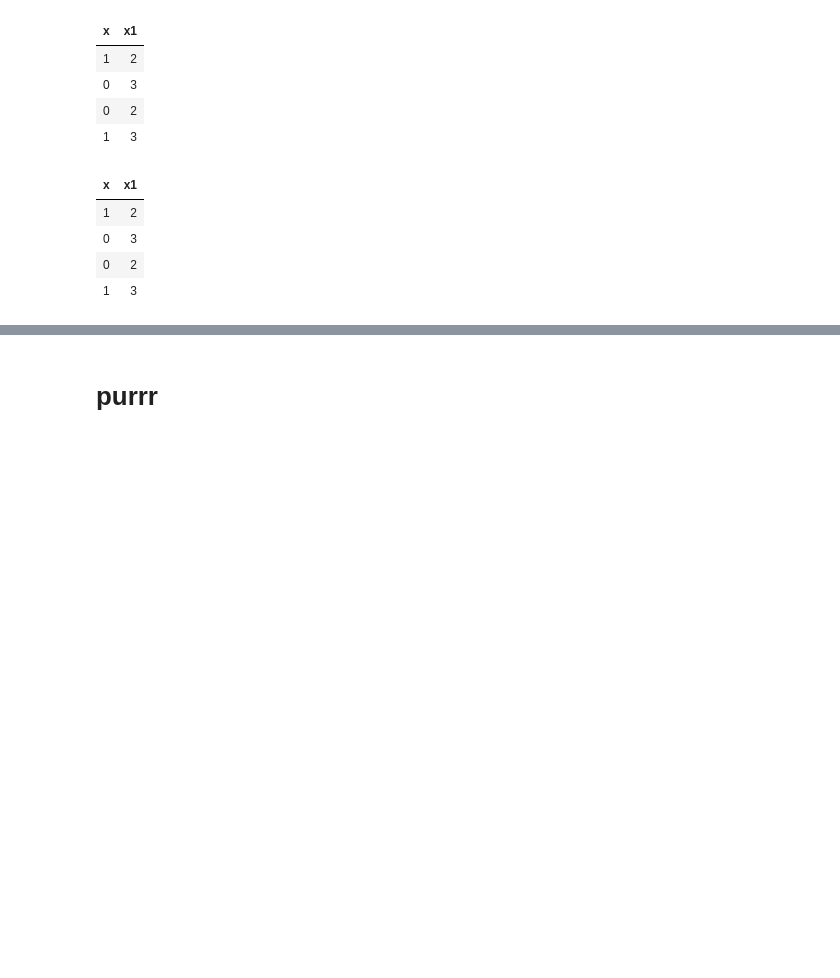
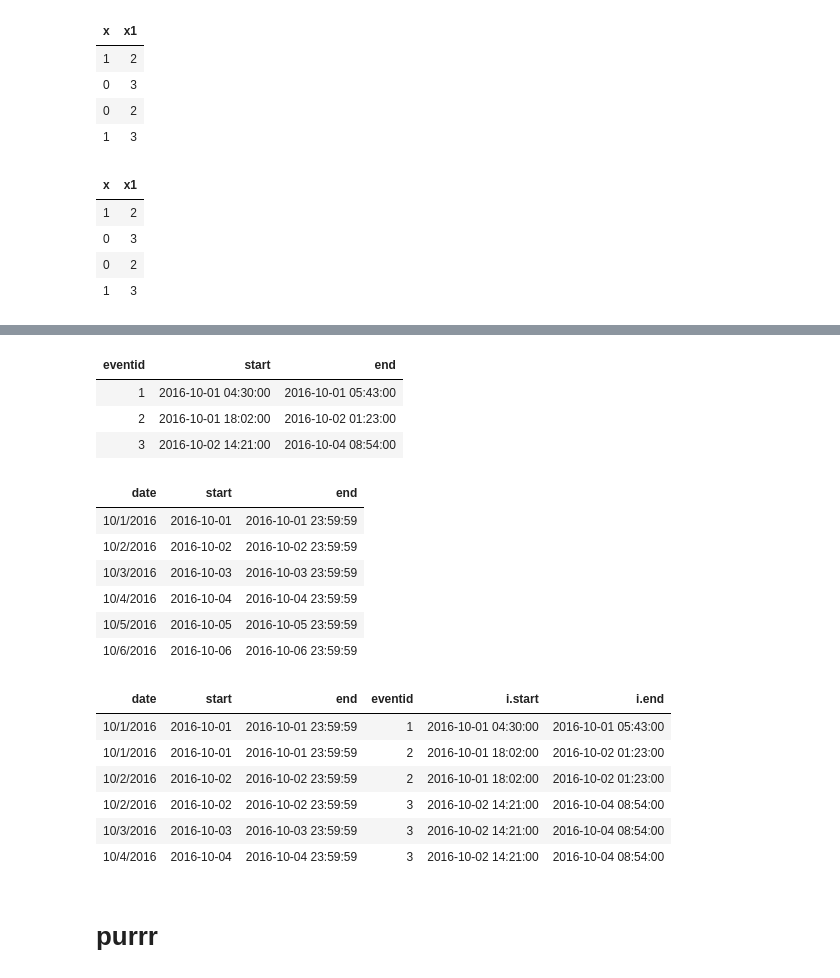
Before and after one commit to ecosang/blog, a Jupyter notebook: _notebooks/2020-12-12-My-R-Tidyverse-note.ipynb, the cells around one changed output, grey strips where cells are left out. Drawn from its saved outputs; the diff is of its cells as text; code cells hidden in the pictures; blank space fills up the shorter version.

```diff
--- a/_notebooks/2020-12-12-My-R-Tidyverse-note.ipynb
+++ b/_notebooks/2020-12-12-My-R-Tidyverse-note.ipynb
@@ -182,3 +217,52 @@ df%>%select_if(list(~(n_distinct(.)==2)&(!anyNA(.))))
+# %%
+x = data.table(
+  eventid=c(1,2,3),
+  start  =mdy_hms(c('10/1/2016 04:30:00','10/1/2016 18:02:00','10/2/2016 14:21:00')),
+  end    =mdy_hms(c('10/1/2016 05:43:00','10/2/2016 01:23:00','10/4/2016 08:54:00'))
+)
+
+#y is a data table with a list of all dates
+y = data.table(
+  date =c('10/1/2016','10/2/2016','10/3/2016','10/4/2016','10/5/2016','10/6/2016'),
+  start=mdy_hms(c('10/1/2016 00:00:00','10/2/2016 00:00:00','10/3/2016 00:00:00','10/4/2016 00:00:00','10/5/2016 00:00:00','10/6/2016 00:00:00')),
+  end  =mdy_hms(c('10/1/2016 23:59:59','10/2/2016 23:59:59','10/3/2016 23:59:59','10/4/2016 23:59:59','10/5/2016 23:59:59','10/6/2016 23:59:59'))
+  )
+
+#set the key on y to match with
+setkey(y,"start","end")
+
+#use the foverlaps function to match
+#
+#note that eventid 1 matches one date only
+#          eventid 2 matches two dates
+#          eventid 3 matches three dates
+#
+result <- foverlaps(x,y,type="any")
+
+#show results
+x
+y
+
+result
+# %% [output]
+| eventid | start | end |
+| 1 | 2016-10-01 04:30:00 | 2016-10-01 05:43:00 |
+| 2 | 2016-10-01 18:02:00 | 2016-10-02 01:23:00 |
+| 3 | 2016-10-02 14:21:00 | 2016-10-04 08:54:00 |
+| date | start | end |
+| 10/1/2016 | 2016-10-01 | 2016-10-01 23:59:59 |
+| 10/2/2016 | 2016-10-02 | 2016-10-02 23:59:59 |
+| 10/3/2016 | 2016-10-03 | 2016-10-03 23:59:59 |
+| 10/4/2016 | 2016-10-04 | 2016-10-04 23:59:59 |
+| 10/5/2016 | 2016-10-05 | 2016-10-05 23:59:59 |
+| 10/6/2016 | 2016-10-06 | 2016-10-06 23:59:59 |
+| date | start | end | eventid | i.start | i.end |
+| 10/1/2016 | 2016-10-01 | 2016-10-01 23:59:59 | 1 | 2016-10-01 04:30:00 | 2016-10-01 05:43:00 |
+| 10/1/2016 | 2016-10-01 | 2016-10-01 23:59:59 | 2 | 2016-10-01 18:02:00 | 2016-10-02 01:23:00 |
+| 10/2/2016 | 2016-10-02 | 2016-10-02 23:59:59 | 2 | 2016-10-01 18:02:00 | 2016-10-02 01:23:00 |
+| 10/2/2016 | 2016-10-02 | 2016-10-02 23:59:59 | 3 | 2016-10-02 14:21:00 | 2016-10-04 08:54:00 |
+| 10/3/2016 | 2016-10-03 | 2016-10-03 23:59:59 | 3 | 2016-10-02 14:21:00 | 2016-10-04 08:54:00 |
+| 10/4/2016 | 2016-10-04 | 2016-10-04 23:59:59 | 3 | 2016-10-02 14:21:00 | 2016-10-04 08:54:00 |
 # %% [markdown]
 # purrr
 # %%
```
Also changed, not shown: parts of 4 cells of this notebook.
